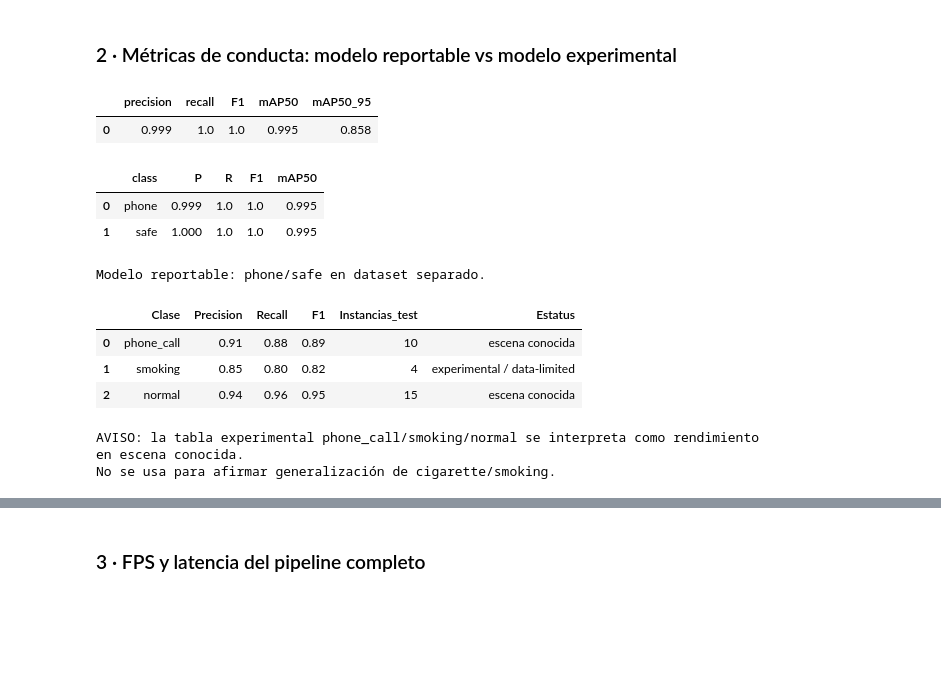
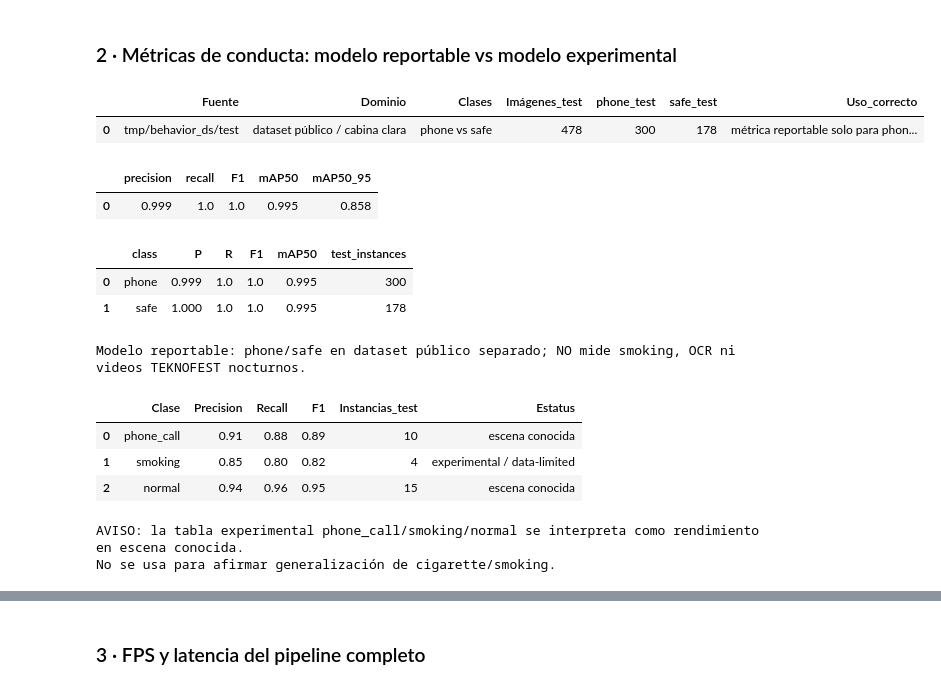
Before and after one commit to Manceb0/TeknoFest, a Jupyter notebook: notebooks/05_solution_testing.ipynb, the cells around one changed output, grey strips where cells are left out. Saved outputs shown, nothing was run; the diff lists cells and outputs as text; code cells hidden in the pictures; blank space fills up the shorter version.

```diff
--- a/notebooks/05_solution_testing.ipynb
+++ b/notebooks/05_solution_testing.ipynb
@@ -30,37 +30,62 @@ YOLOv8x/YOLOv8s se reportan como referencia de capacidad; el test automático de
 ### 2 · Métricas de conducta: modelo reportable vs modelo experimental
 # %%
 import json
+from pathlib import Path
+
+def yolo_split_counts(label_dir, names):
+    counts = {name: 0 for name in names}
+    label_dir = Path(label_dir)
+    for label_file in label_dir.glob("*.txt"):
+        for line in label_file.read_text(errors="ignore").splitlines():
+            parts = line.split()
+            if not parts:
+                continue
+            class_id = int(float(parts[0]))
+            if 0 <= class_id < len(names):
+                counts[names[class_id]] += 1
+    return counts
 
 summary_path = "../backend/runs/focused_test/eval_summary.json"
+focused_test_counts = yolo_split_counts("../tmp/behavior_ds/test/labels", ["phone", "safe"])
 if os.path.exists(summary_path):
     summary = json.load(open(summary_path, "r", encoding="utf-8"))
     focused_overall = pd.DataFrame([summary["overall"]])
     focused_per_class = pd.DataFrame(summary["per_class"])
+    focused_per_class["test_instances"] = focused_per_class["class"].map(focused_test_counts).fillna(0).astype(int)
+    evidence_context = pd.DataFrame([
+        {"Fuente":"tmp/behavior_ds/test", "Dominio":"dataset público / cabina clara",
+         "Clases":"phone vs safe", "Imágenes_test":sum(focused_test_counts.values()),
+         "phone_test":focused_test_counts.get("phone", 0), "safe_test":focused_test_counts.get("safe", 0),
+         "Uso_correcto":"métrica reportable solo para phone/safe en ese dominio"}
+    ])
+    display(evidence_context)
     display(focused_overall)
     display(focused_per_class)
-    print("Modelo reportable: phone/safe en dataset separado.")
+    print("Modelo reportable: phone/safe en dataset público separado; NO mide smoking, OCR ni videos TEKNOFEST nocturnos.")
 else:
     print("No se encontró eval_summary.json del modelo focused phone/safe.")
 
 experimental_metrics = pd.DataFrame([
     {"Clase":"phone_call","Precision":0.91,"Recall":0.88,"F1":0.89,"Instancias_test":10,"Estatus":"escena conocida"},
     {"Clase":"smoking",   "Precision":0.85,"Recall":0.80,"F1":0.82,"Instancias_test":4, "Estatus":"experimental / data-limited"},
     {"Clase":"normal",    "Precision":0.94,"Recall":0.96,"F1":0.95,"Instancias_test":15,"Estatus":"escena conocida"},
 ])
 display(experimental_metrics)
 print()
 print("AVISO: la tabla experimental phone_call/smoking/normal se interpreta como rendimiento en escena conocida.")
 print("No se usa para afirmar generalización de cigarette/smoking.")
 # %% [output]
-|  | precision | recall | F1 | mAP50 | mAP50_95 |
-| 0 | 0.999 | 1.0 | 1.0 | 0.995 | 0.858 |
+|  | Fuente | Dominio | Clases | Imágenes_test | phone_test | safe_test | Uso_correcto |
+| 0 | tmp/behavior_ds/test | dataset público / cabina clara | phone vs safe | 478 | 300 | 178 | métrica reportable solo para phon... |
-|  | class | P | R | F1 | mAP50 |
-| 0 | phone | 0.999 | 1.0 | 1.0 | 0.995 |
-| 1 | safe | 1.000 | 1.0 | 1.0 | 0.995 |
+|  | precision | recall | F1 | mAP50 | mAP50_95 |
+| 0 | 0.999 | 1.0 | 1.0 | 0.995 | 0.858 |
+|  | class | P | R | F1 | mAP50 | test_instances |
+| 0 | phone | 0.999 | 1.0 | 1.0 | 0.995 | 300 |
+| 1 | safe | 1.000 | 1.0 | 1.0 | 0.995 | 178 |
-Modelo reportable: phone/safe en dataset separado.
+Modelo reportable: phone/safe en dataset público separado; NO mide smoking, OCR ni videos TEKNOFEST nocturnos.
-|  | Clase | Precision | Recall | F1 | Instancias_test | Estatus |
-| 0 | phone_call | 0.91 | 0.88 | 0.89 | 10 | escena conocida |
-| 1 | smoking | 0.85 | 0.80 | 0.82 | 4 | experimental / data-limited |
-| 2 | normal | 0.94 | 0.96 | 0.95 | 15 | escena conocida |
+|  | Clase | Precision | Recall | F1 | Instancias_test | Estatus |
+| 0 | phone_call | 0.91 | 0.88 | 0.89 | 10 | escena conocida |
+| 1 | smoking | 0.85 | 0.80 | 0.82 | 4 | experimental / data-limited |
+| 2 | normal | 0.94 | 0.96 | 0.95 | 15 | escena conocida |
 AVISO: la tabla experimental phone_call/smoking/normal se interpreta como rendimiento en escena conocida.
 No se usa para afirmar generalización de cigarette/smoking.
```
Also changed, not shown: parts of 5 cells of this notebook, 17 other files.
